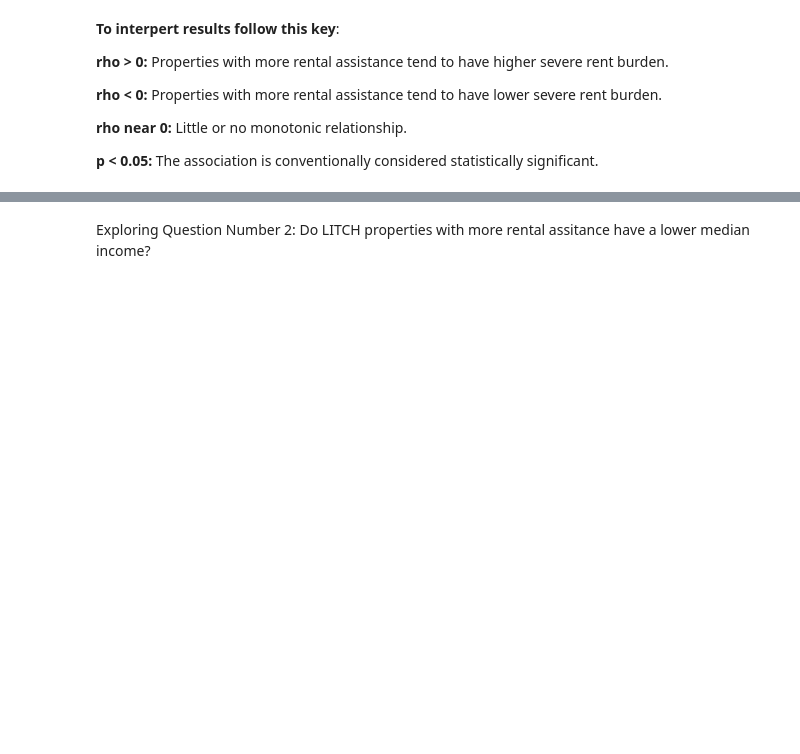
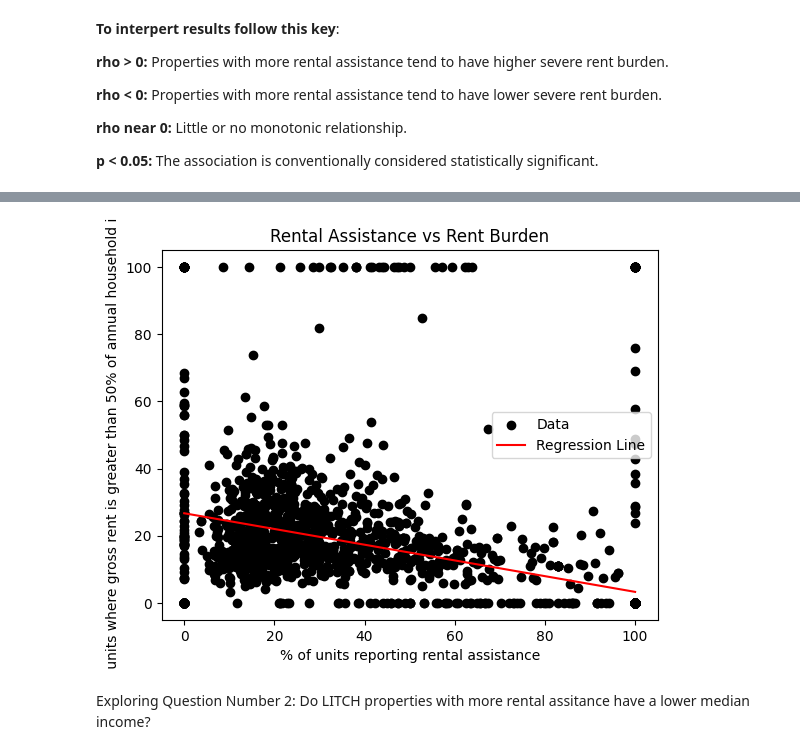
Before and after one commit to bitriagaleonela40-cmd/housing-research, a Jupyter notebook: Housing.ipynb, the cells around one changed output, grey strips where cells are left out. Saved outputs shown, nothing was run; the diff lists cells and outputs as text; code cells hidden in the pictures; blank space fills up the shorter version.

```diff
--- a/Housing.ipynb
+++ b/Housing.ipynb
@@ -538,3 +543,27 @@ Intercept: 26.917975454030426
+# %%
+#Visualzing results (In this case, ill use the scatter plot of sever burden vs rental assitance)
+# Scatter plot of original data
+plt.scatter(Question_one["SomeAssitance"],
+Question_one["50%+"],
+color="black",
+label="Data")
+
+# Generate predictions for the entire dataset to plot the regression line
+pred_full = lr_model.predict(features)
+
+# Add regression line
+plt.plot(Question_one["SomeAssitance"],
+pred_full,
+color="red",
+label="Regression Line")
+
+plt.xlabel("% of units reporting rental assistance")
+plt.ylabel("% of units where gross rent is greater than 50% of annual household income.")
+plt.title("Rental Assistance vs Rent Burden")
+plt.legend()
+plt.show()
+# %% [output]
+[figure, added]
 # %% [markdown]
 Exploring Question Number 2: Do LITCH properties with more rental assitance have a lower median income?
 # %%
```
Also changed, not shown: parts of 5 cells of this notebook.
